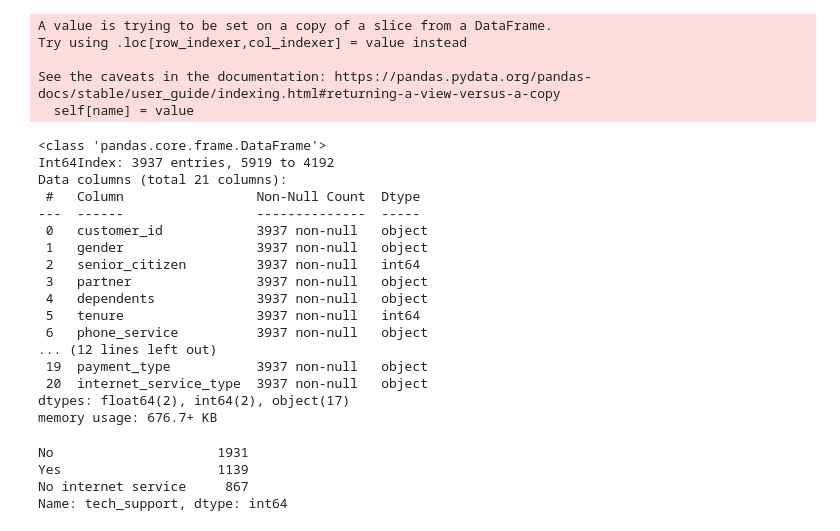
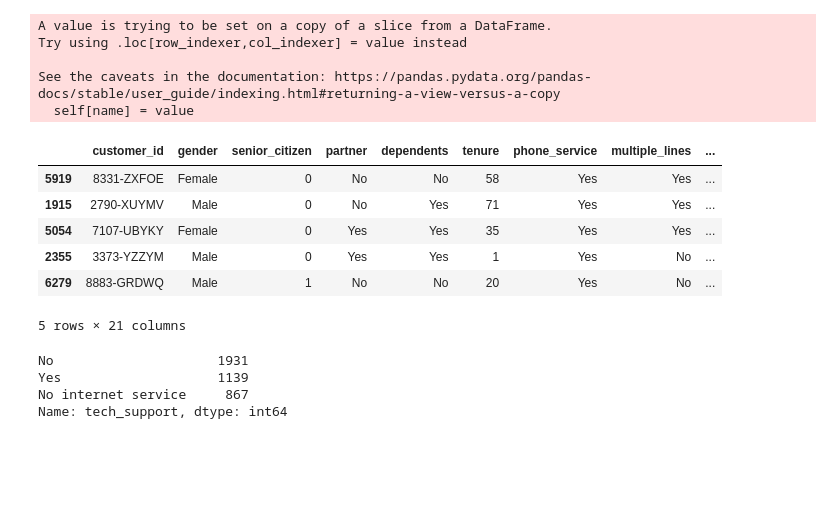
Before and after one commit to stephenfitzsimon/telco_churn_classification, a Jupyter notebook: data_exploration_notes.ipynb, the cells around one changed output. Saved outputs shown, nothing was run; the diff lists cells and outputs as text; code cells hidden in the pictures; blank space fills up the shorter version.

```diff
--- a/data_exploration_notes.ipynb
+++ b/data_exploration_notes.ipynb
@@ -34,25 +34,15 @@ See the caveats in the documentation: https://pandas.pydata.org/pandas-docs/stab
   self[name] = value
 # %%
 train, validate, test = prepare.split_telco_data(df)
-train.info()
+train.head()
 # %% [output]
+|  | customer_id | gender | senior_citizen | partner | dependents | tenure | phone_service | multiple_lines | ... |
+| 5919 | 8331-ZXFOE | Female | 0 | No | No | 58 | Yes | Yes | ... |
+| 1915 | 2790-XUYMV | Male | 0 | No | Yes | 71 | Yes | Yes | ... |
+| 5054 | 7107-UBYKY | Female | 0 | Yes | Yes | 35 | Yes | Yes | ... |
+| 2355 | 3373-YZZYM | Male | 0 | Yes | Yes | 1 | Yes | No | ... |
+| 6279 | 8883-GRDWQ | Male | 1 | No | No | 20 | Yes | No | ... |
-<class 'pandas.core.frame.DataFrame'>
-Int64Index: 3937 entries, 5919 to 4192
-Data columns (total 21 columns):
- #   Column                 Non-Null Count  Dtype
----  ------                 --------------  -----
- 0   customer_id            3937 non-null   object
- 1   gender                 3937 non-null   object
- 2   senior_citizen         3937 non-null   int64
- 3   partner                3937 non-null   object
- 4   dependents             3937 non-null   object
- 5   tenure                 3937 non-null   int64
- 6   phone_service          3937 non-null   object
-... (12 lines left out)
- 19  payment_type           3937 non-null   object
- 20  internet_service_type  3937 non-null   object
-dtypes: float64(2), int64(2), object(17)
-memory usage: 676.7+ KB
+5 rows × 21 columns
 # %%
 train.tech_support.value_counts()
 # %% [output]
```
Also changed, not shown: 2 other files.
